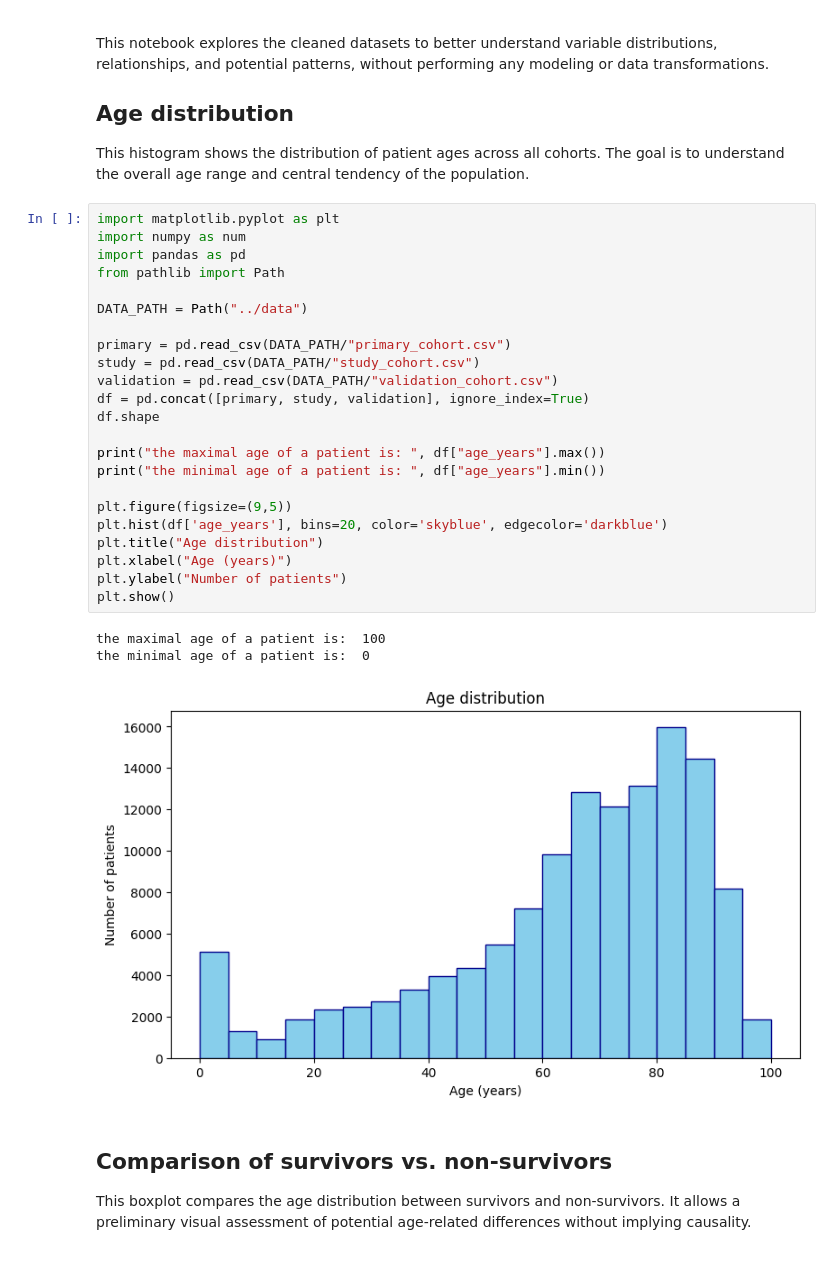
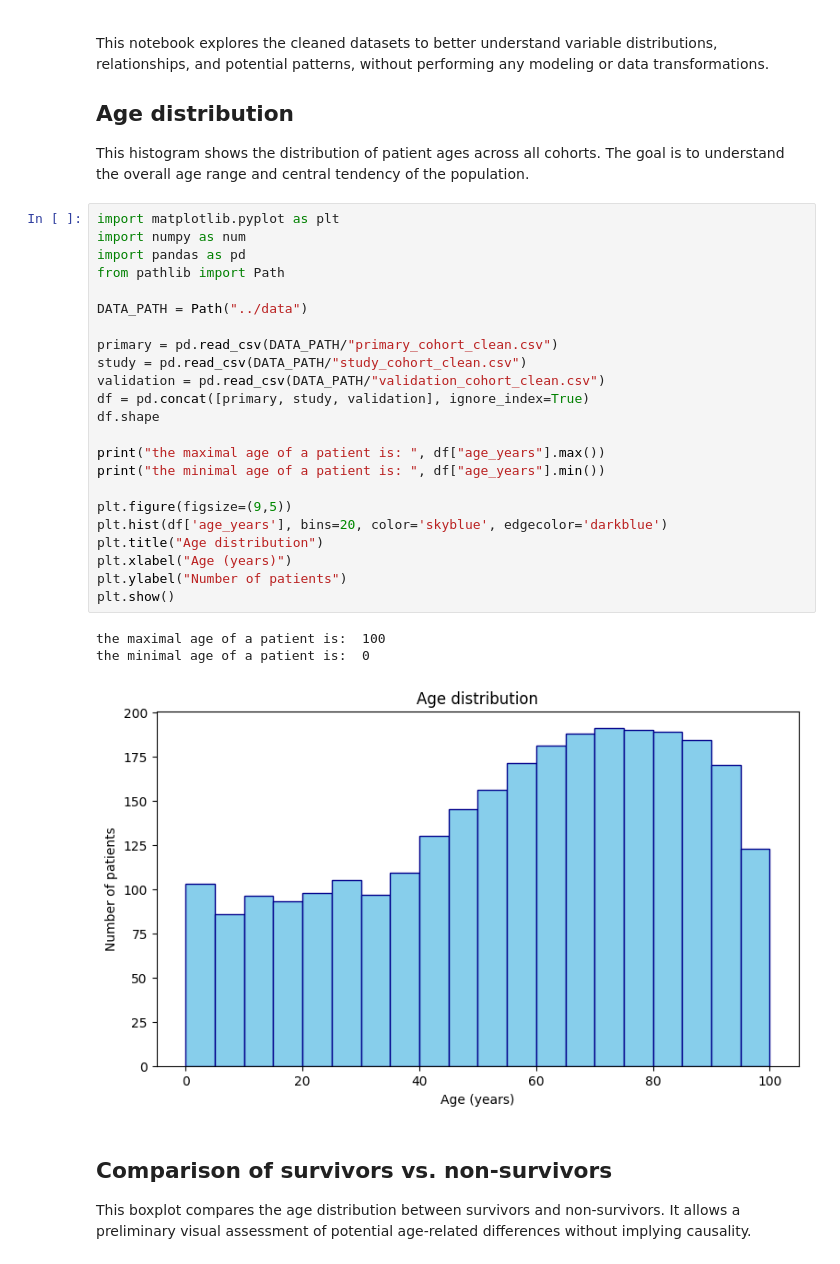
Before and after one commit to Alice-Mpabuye/Predictive-analysis-of-critical-incidents-in-a-hospital, a Jupyter notebook: notebooks/03_EDA+visualisation.ipynb, the cells around one changed output. Cells and saved outputs as stored; diff of their text form.

```diff
--- a/notebooks/03_EDA+visualisation.ipynb
+++ b/notebooks/03_EDA+visualisation.ipynb
@@ -14,30 +14,30 @@ The goal is to understand the overall age range and central tendency of the popu
 # %%
 import matplotlib.pyplot as plt
 import numpy as num
 import pandas as pd
 from pathlib import Path
 
 DATA_PATH = Path("../data")
 
-primary = pd.read_csv(DATA_PATH/"primary_cohort.csv")
-study = pd.read_csv(DATA_PATH/"study_cohort.csv")
-validation = pd.read_csv(DATA_PATH/"validation_cohort.csv")
+primary = pd.read_csv(DATA_PATH/"primary_cohort_clean.csv")
+study = pd.read_csv(DATA_PATH/"study_cohort_clean.csv")
+validation = pd.read_csv(DATA_PATH/"validation_cohort_clean.csv")
 df = pd.concat([primary, study, validation], ignore_index=True)
 df.shape
 
 print("the maximal age of a patient is: ", df["age_years"].max())
 print("the minimal age of a patient is: ", df["age_years"].min())
 
 plt.figure(figsize=(9,5))
 plt.hist(df['age_years'], bins=20, color='skyblue', edgecolor='darkblue')
 plt.title("Age distribution")
 plt.xlabel("Age (years)")
 plt.ylabel("Number of patients")
 plt.show()
 # %% [output]
 the maximal age of a patient is:  100
 the minimal age of a patient is:  0
-[figure, old version]
+[figure, new version]
 # %% [markdown]
 
 ## Comparison of survivors vs. non-survivors
```
Also changed, not shown: parts of 6 cells of this notebook, 7 other files.
